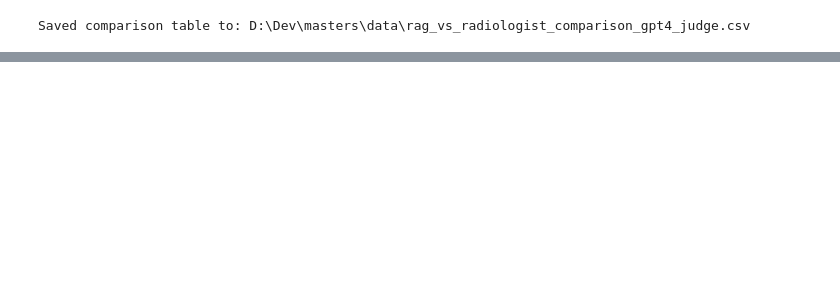
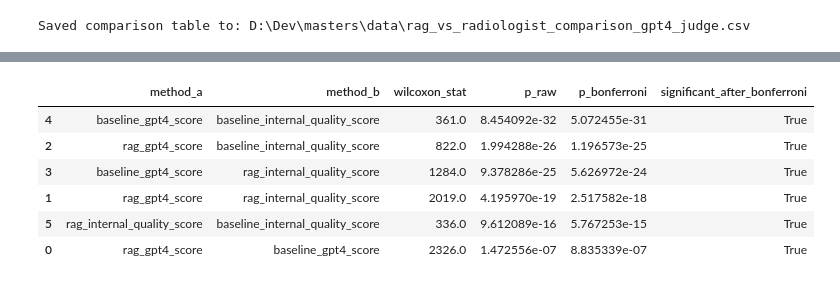
Before and after one commit to NightnHawk/multimodal-rag-radiology, a Jupyter notebook: notebooks/rag_pipeline_vs_radiologist_comparison.ipynb, the cells around one changed output, grey strips where cells are left out. Saved outputs shown, nothing was run; the diff lists cells and outputs as text; code cells hidden in the pictures; blank space fills up the shorter version.

```diff
--- a/notebooks/rag_pipeline_vs_radiologist_comparison.ipynb
+++ b/notebooks/rag_pipeline_vs_radiologist_comparison.ipynb
@@ -327,0 +717,79 @@ Saved comparison table to: D:\Dev\masters\data\rag_vs_radiologist_comparison_gpt
+# %%
+# Pairwise Wilcoxon signed-rank tests + Bonferroni correction.
+pairs = list(itertools.combinations(methods_for_friedman, 2))
+pairwise_rows = []
+
+for a, b in pairs:
+    stat, p_raw = wilcoxon(stats_df[a], stats_df[b], zero_method="wilcox", alternative="two-sided")
+    pairwise_rows.append(
+        {
+            "method_a": a,
+            "method_b": b,
+            "wilcoxon_stat": stat,
+            "p_raw": p_raw,
+        }
+    )
+
+pairwise_df = pd.DataFrame(pairwise_rows)
+num_tests = len(pairwise_df)
+pairwise_df["p_bonferroni"] = np.minimum(pairwise_df["p_raw"] * num_tests, 1.0)
+pairwise_df["significant_after_bonferroni"] = pairwise_df["p_bonferroni"] < 0.05
+
+print("Pairwise comparisons (Wilcoxon + Bonferroni):")
+display(pairwise_df.sort_values("p_bonferroni"))
+
+
+# Cohen's kappa concordance analyses.
+def score_to_ordinal_label(score: float) -> str:
+    if score < 0.40:
+        return "poor"
+    if score < 0.70:
+        return "fair"
+    if score < 0.90:
+        return "good"
+    return "excellent"
+
+stats_df["rag_gpt4_label"] = stats_df["rag_gpt4_score"].map(score_to_ordinal_label)
+stats_df["baseline_gpt4_label"] = stats_df["baseline_gpt4_score"].map(score_to_ordinal_label)
+
+# Ordinal agreement between RAG and baseline GPT-4 labels.
+kappa_rag_vs_baseline_labels = cohen_kappa_score(
+    stats_df["rag_gpt4_label"],
+    stats_df["baseline_gpt4_label"],
+    weights="quadratic",
+)
+
+# Binary agreement between GPT-4 pass/fail and internal quality approval.
+PASS_THRESHOLD = 0.70
+stats_df["rag_gpt4_pass"] = stats_df["rag_gpt4_score"] >= PASS_THRESHOLD
+stats_df["baseline_gpt4_pass"] = stats_df["baseline_gpt4_score"] >= PASS_THRESHOLD
+
+kappa_rag_judge_vs_internal = cohen_kappa_score(
+    stats_df["rag_gpt4_pass"],
+    stats_df["rag_quality_approved"],
+)
+kappa_baseline_judge_vs_internal = cohen_kappa_score(
+    stats_df["baseline_gpt4_pass"],
+    stats_df["baseline_quality_approved"],
+)
+
+kappa_summary = pd.DataFrame(
+    [
+        {
+            "comparison": "RAG vs baseline GPT-4 ordinal labels (quadratic weighted)",
+            "cohens_kappa": kappa_rag_vs_baseline_labels,
+        },
+        {
+            "comparison": "RAG GPT-4 pass/fail vs RAG internal quality_approved",
+            "cohens_kappa": kappa_rag_judge_vs_internal,
+        },
+        {
+            "comparison": "Baseline GPT-4 pass/fail vs baseline internal quality_approved",
+            "cohens_kappa": kappa_baseline_judge_vs_internal,
+        },
+    ]
+)
+
+print("Cohen's kappa concordance summary:")
+display(kappa_summary)
+# %% [output]
@@ -327,0 +797,7 @@ Saved comparison table to: D:\Dev\masters\data\rag_vs_radiologist_comparison_gpt
+|  | method_a | method_b | wilcoxon_stat | p_raw | p_bonferroni | significant_after_bonferroni |
+| 4 | baseline_gpt4_score | baseline_internal_quality_score | 361.0 | 8.454092e-32 | 5.072455e-31 | True |
+| 2 | rag_gpt4_score | baseline_internal_quality_score | 822.0 | 1.994288e-26 | 1.196573e-25 | True |
+| 3 | baseline_gpt4_score | rag_internal_quality_score | 1284.0 | 9.378286e-25 | 5.626972e-24 | True |
+| 1 | rag_gpt4_score | rag_internal_quality_score | 2019.0 | 4.195970e-19 | 2.517582e-18 | True |
+| 5 | rag_internal_quality_score | baseline_internal_quality_score | 336.0 | 9.612089e-16 | 5.767253e-15 | True |
+| 0 | rag_gpt4_score | baseline_gpt4_score | 2326.0 | 1.472556e-07 | 8.835339e-07 | True |
```
Also changed, not shown: parts of 18 cells of this notebook, 3 other files.
